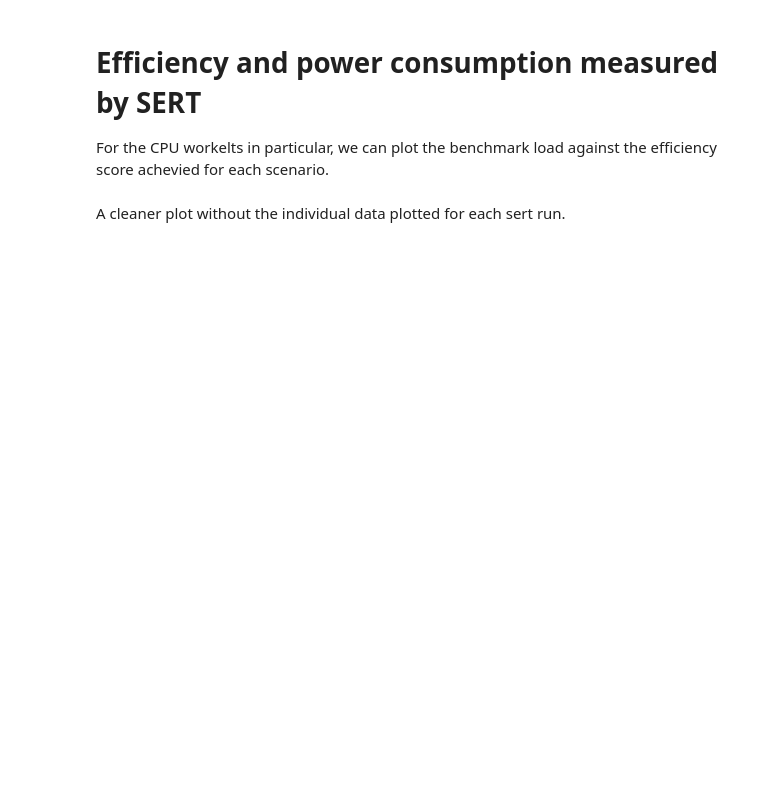
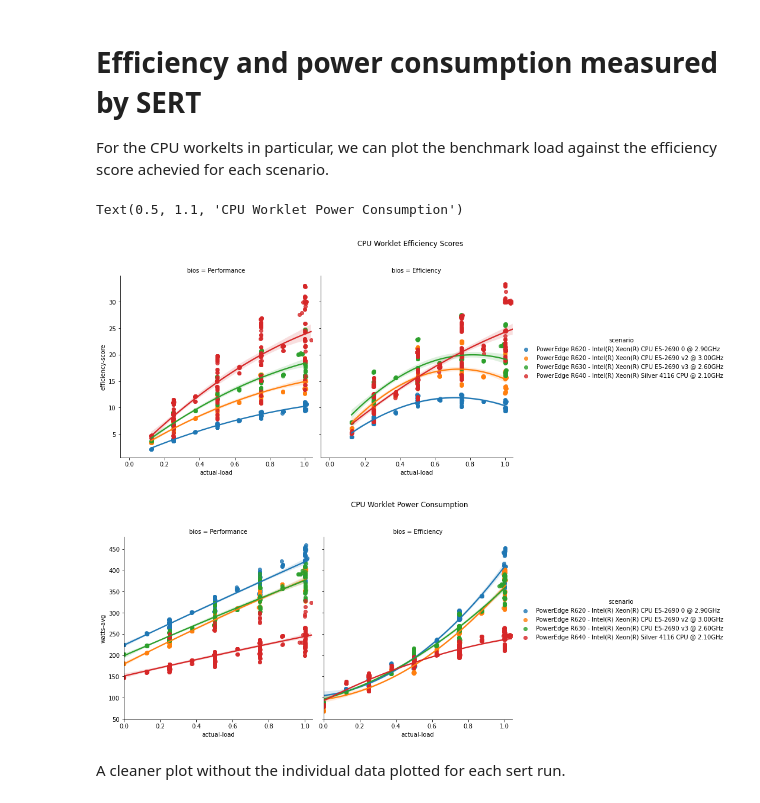
Before and after one commit to sjclement/sert-processing, a Jupyter notebook: Temperature_analysis.ipynb, the cells around one changed output. Saved outputs shown, nothing was run; the diff lists cells and outputs as text; code cells hidden in the pictures; blank space fills up the shorter version.

```diff
--- a/Temperature_analysis.ipynb
+++ b/Temperature_analysis.ipynb
@@ -137,13 +147,17 @@ Loading SERT data from disk
 
 For the CPU workelts in particular, we can plot the benchmark load against the efficiency score achevied for each scenario.
 # %%
+sert_data['scenario'] = list(' - '.join(s) for s in zip(sert_data['model'], sert_data['cpu']))
 cpu = sert_data[(sert_data['workload'] == 'CPU')| (sert_data['workload'] == 'Idle')]
-cpu['scenario'] = list(' - '.join(s) for s in zip(cpu['model'], cpu['cpu']))
 
 sns.lmplot(x='actual-load', y='efficiency-score', hue='scenario', col='bios',
            data=cpu[cpu['temp-avg'] < 23.5], order=2, truncate=True, scatter=True).fig.suptitle('CPU Worklet Efficiency Scores', y=1.1)
 sns.lmplot(x='actual-load', y='watts-avg', hue='scenario', col='bios',
            data=cpu[cpu['temp-avg'] < 23.5], order=2, truncate=True, scatter=True).fig.suptitle('CPU Worklet Power Consumption', y=1.1)
+# %% [output]
+Text(0.5, 1.1, 'CPU Worklet Power Consumption')
+[figure, added]
+[figure, added]
 # %% [markdown]
 A cleaner plot without the individual data plotted for each sert run.
 # %%
```
Also changed, not shown: parts of 23 cells of this notebook.
